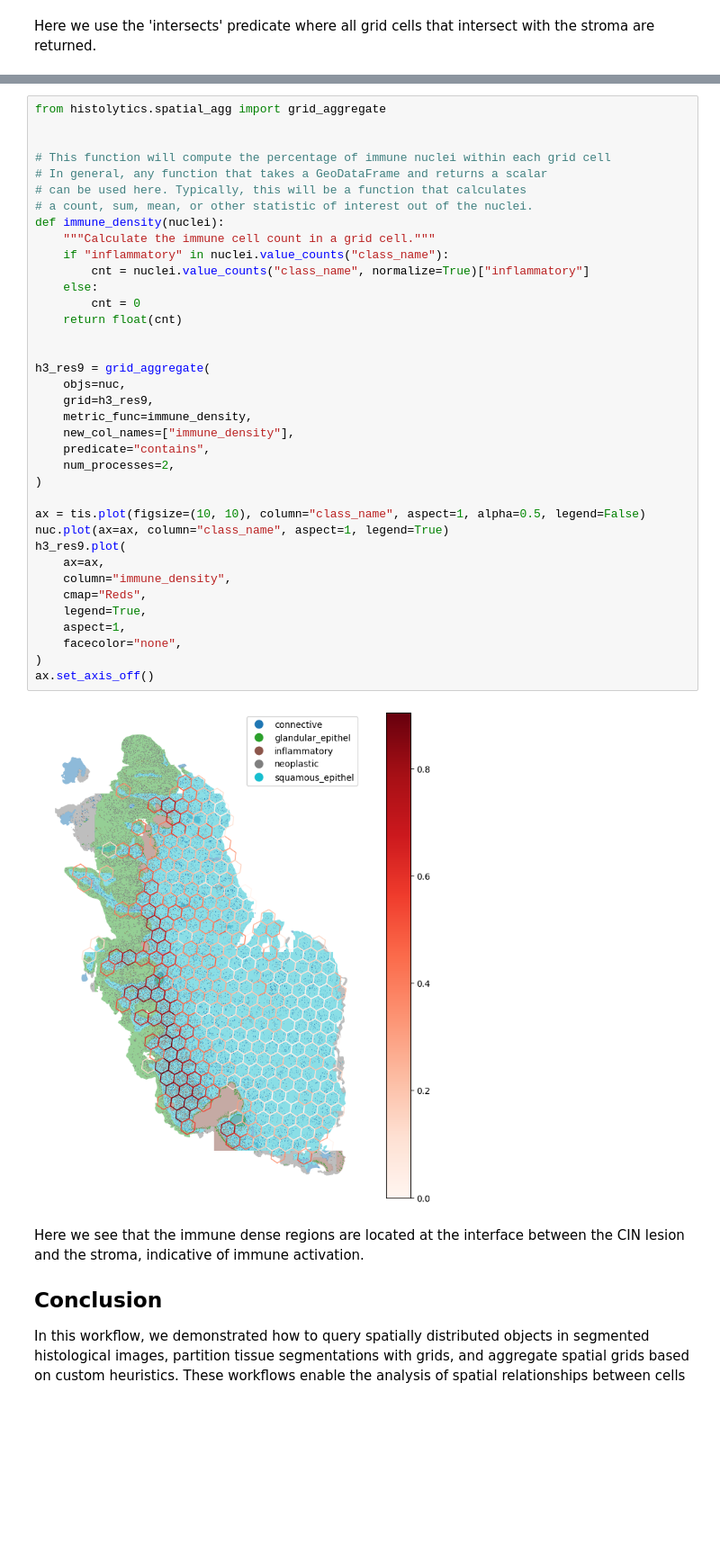
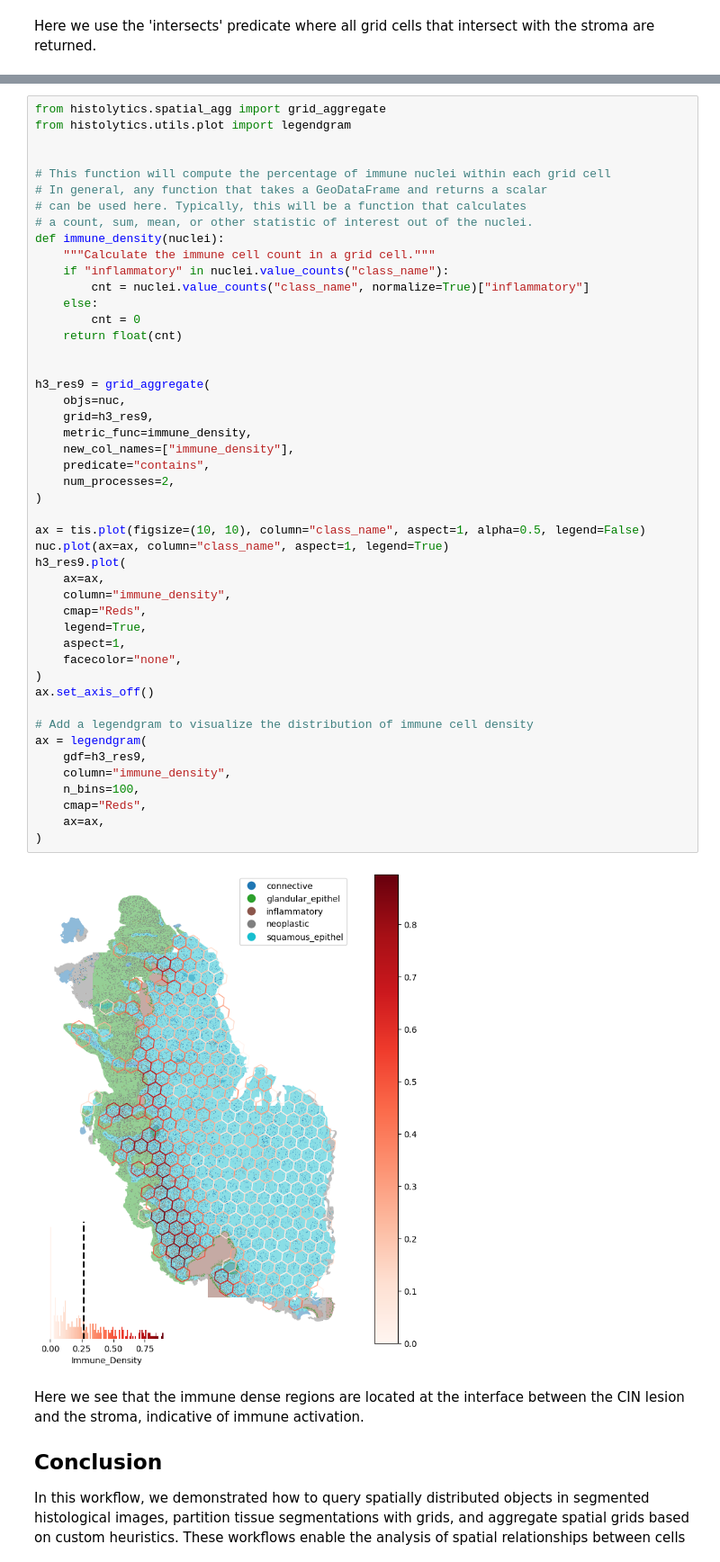
Before and after one commit to HautaniemiLab/histolytics, a Jupyter notebook: docs/user_guide/spatial/indexing_partitioning.ipynb, the cells around one changed output, grey strips where cells are left out. Shown at 90% size. Cells and saved outputs as stored; diff of their text form; blank space fills up the shorter version.

Commit message:
docs: add legendgram plots

```diff
--- a/docs/user_guide/spatial/indexing_partitioning.ipynb
+++ b/docs/user_guide/spatial/indexing_partitioning.ipynb
@@ -231,5 +233,6 @@ Here we define a custom aggregation function that counts the percentage of immun
 # %%
 from histolytics.spatial_agg import grid_aggregate
+from histolytics.utils.plot import legendgram
 
 
 # This function will compute the percentage of immune nuclei within each grid cell
@@ -239,34 +242,43 @@ from histolytics.spatial_agg import grid_aggregate
 def immune_density(nuclei):
     """Calculate the immune cell count in a grid cell."""
     if "inflammatory" in nuclei.value_counts("class_name"):
         cnt = nuclei.value_counts("class_name", normalize=True)["inflammatory"]
     else:
         cnt = 0
     return float(cnt)
 
 
 h3_res9 = grid_aggregate(
     objs=nuc,
     grid=h3_res9,
     metric_func=immune_density,
     new_col_names=["immune_density"],
     predicate="contains",
     num_processes=2,
 )
 
 ax = tis.plot(figsize=(10, 10), column="class_name", aspect=1, alpha=0.5, legend=False)
 nuc.plot(ax=ax, column="class_name", aspect=1, legend=True)
 h3_res9.plot(
     ax=ax,
     column="immune_density",
     cmap="Reds",
     legend=True,
     aspect=1,
     facecolor="none",
 )
 ax.set_axis_off()
+
+# Add a legendgram to visualize the distribution of immune cell density
+ax = legendgram(
+    gdf=h3_res9,
+    column="immune_density",
+    n_bins=100,
+    cmap="Reds",
+    ax=ax,
+)
 # %% [output]
-[figure, old version]
+[figure, new version]
 # %% [markdown]
 Here we see that the immune dense regions are located at the interface between the CIN lesion and the stroma, indicative of immune activation.
 
```
Also changed, not shown: parts of 2 cells of this notebook.
